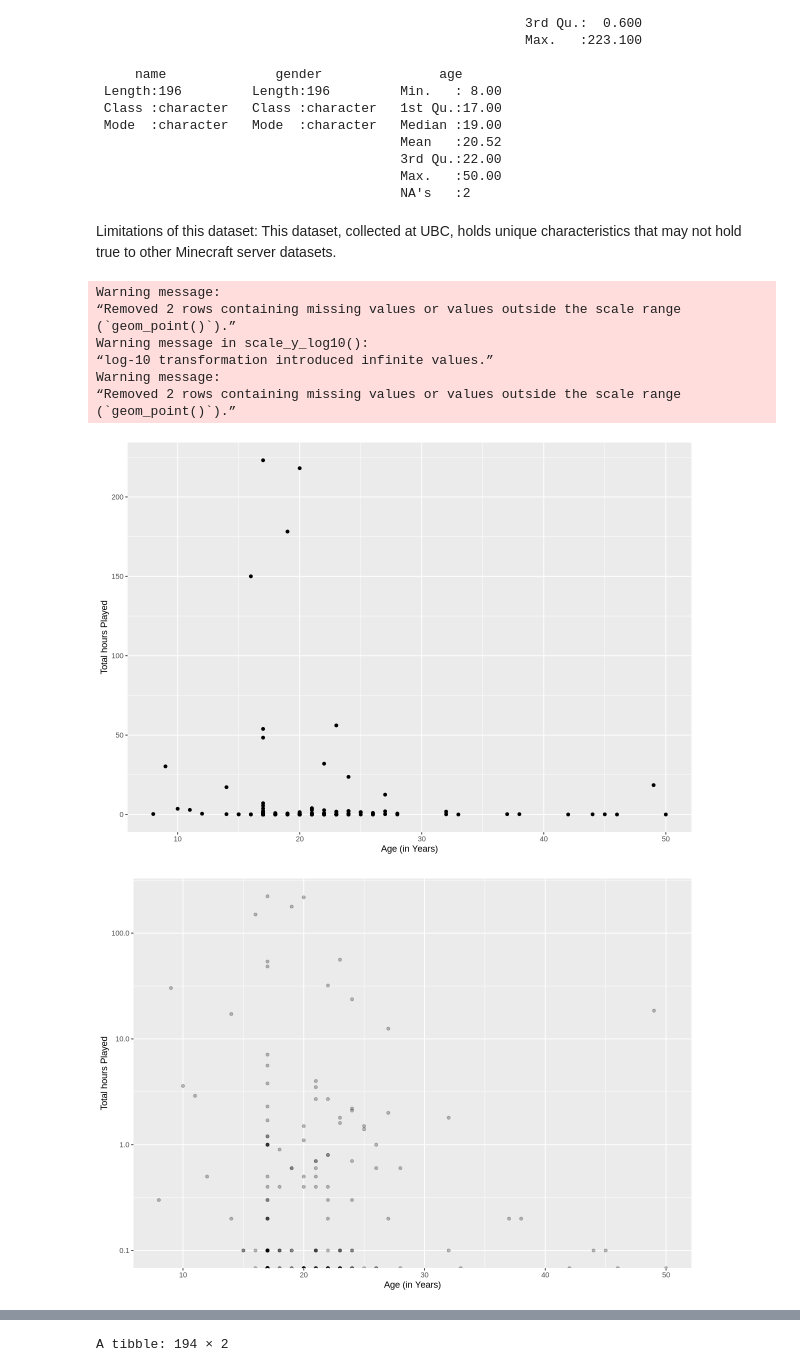
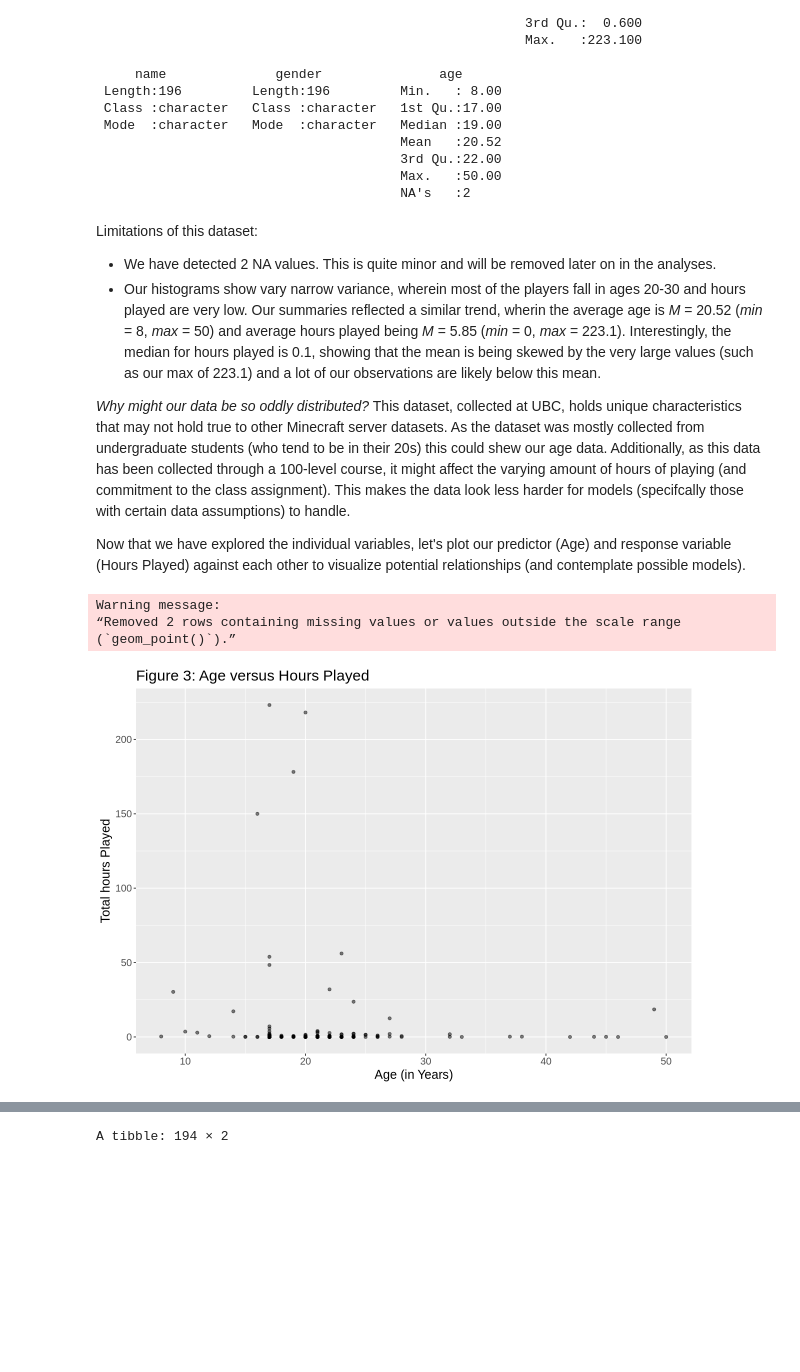
Before and after one commit to Lmcewe01/dsci-100-2025-LM-project, a Jupyter notebook: Analyses.ipynb, the cells around one changed output, grey strips where cells are left out. Cells and saved outputs as stored; diff of their text form; code cells hidden in the pictures; blank space fills up the shorter version.

```diff
--- a/Analyses.ipynb
+++ b/Analyses.ipynb
@@ -21,9 +44,6 @@ options(repr.matrix.max.rows = 6)
 # %%
-#find working directory
-getwd()
-
 #read in the appropriate dataset called players.csv using a relative path and
 #cleaning col names to remove uneccessary capitals
-players <- read_delim('Data/players.csv', delim = ',', skip = 1 )
+players <- read_delim('Data/players.csv', delim = ',', skip = 1 ) |> clean_names()
 players
 # %% [output]
@@ -109,43 +129,27 @@ summary(players, age)
                                        NA's   :2
 # %% [markdown]
 Limitations of this dataset:
-This dataset, collected at UBC, holds unique characteristics that may not hold true to other Minecraft server datasets.
+- We have detected 2 NA values. This is quite minor and will be removed later on in the analyses.
+- Our histograms show vary narrow variance, wherein most of the players fall in ages 20-30 and hours played are very low. Our summaries reflected a similar trend, wherin the average age is *M* = 20.52 (*min* = 8, *max* = 50) and average hours played being *M* = 5.85 (*min* = 0, *max* = 223.1). Interestingly, the median for hours played is 0.1, showing that the mean is being skewed by the very large values (such as our max of 223.1) and a lot of our observations are likely below this mean.
+
+*Why might our data be so oddly distributed?* This dataset, collected at UBC, holds unique characteristics that may not hold true to other Minecraft server datasets. As the dataset was mostly collected from undergraduate students (who tend to be in their 20s) this could shew our age data. Additionally, as this data has been collected through a 100-level course, it might affect the varying amount of hours of playing (and commitment to the class assignment). This makes the data look less harder for models (specifcally those with certain data assumptions) to handle.
+
+Now that we have explored the individual variables, let's plot our predictor (Age) and response variable (Hours Played) against each other to visualize potential relationships (and contemplate possible models).
 # %%
 #setting dimensions for the plots
 options(repr.plot.length = 10, repr.plot.width = 10)
 
-#Exploratory plots to better understand the dataset
+#setting up the plot
 playr_time_age_plot <- players |> ggplot(aes(x = age,
                             y = played_hours)) +
-                    geom_point() +
+                    geom_point(alpha = 0.5) +
                     labs(color = "Did the player subscribe?") +
-                    ylab("Total hours Played") + xlab("Age (in Years)")
+                    ylab("Total hours Played") + xlab("Age (in Years)") + ggtitle("Figure 3: Age versus Hours Played") +
+                    theme(text = element_text(size = 15))
 
 playr_time_age_plot
-
-#we see a lot of points near the x-axis, causing some overplotting losing detail - I created a 'zoomed-in' graph
-#to better examine these data points
-playr_time_age_plot_scaled <- players |> ggplot(aes(x = age,
-                            y = played_hours)) +
-                    geom_point(alpha = 0.25) +  scale_y_log10() +
-                    labs(color = "Did the player subscribe?") +
-                    ylab("Total hours Played") + xlab("Age (in Years)")
-
-playr_time_age_plot_scaled
-
-#here we can see that most points are below 10 hours played
-#and below 30 years (which makes sense for an undergraduate course)
-#We also see that the data does not visibly appear to have any linearity,
-#so we should likely use a KNN regression rather than a simple linear regression to
-#try to predict played hours based on age
 # %% [output]
 Warning message:
 “Removed 2 rows containing missing values or values outside the scale range
 (`geom_point()`).”
-Warning message in scale_y_log10():
-“log-10 transformation introduced infinite values.”
-Warning message:
-“Removed 2 rows containing missing values or values outside the scale range
-(`geom_point()`).”
-[figure, old version]
+[figure, new version]
-[figure, removed]
```
Also changed, not shown: parts of 22 cells of this notebook.
